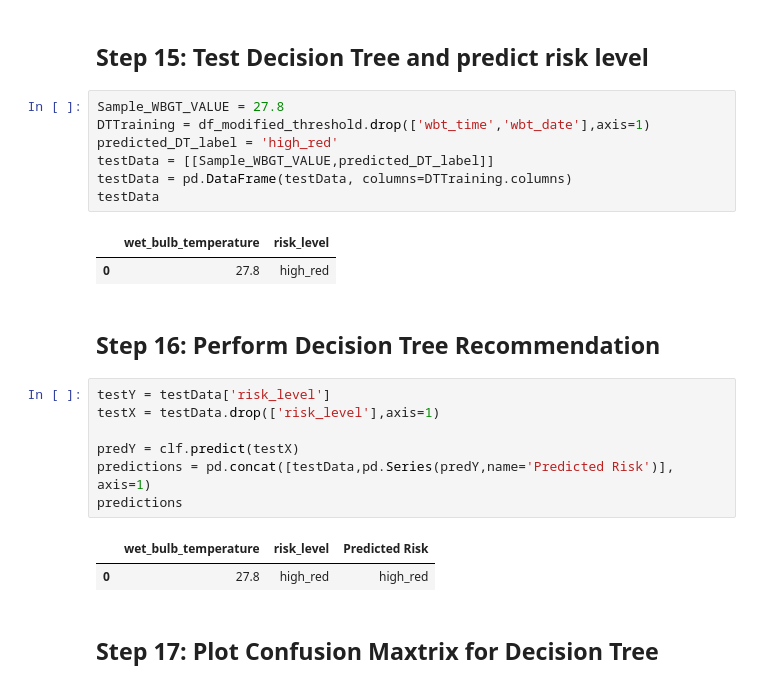
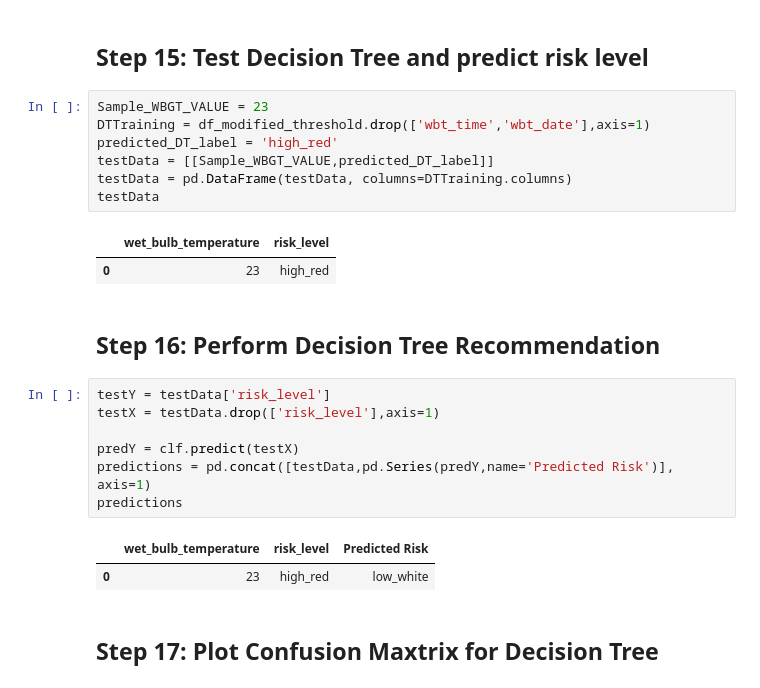
Before and after one commit to Bcwz/Capstone_Wearable_IoT, a Jupyter notebook: Machine_Learning/training_model.ipynb, the cells around one changed output. Cells and saved outputs as stored; diff of their text form.

```diff
--- a/Machine_Learning/training_model.ipynb
+++ b/Machine_Learning/training_model.ipynb
@@ -450,15 +450,15 @@ tree.plot_tree(clf,feature_names=X.columns,class_names=str(Y),filled=True, impur
 # %% [markdown]
 ## Step 15: Test Decision Tree and predict risk level
 # %%
-Sample_WBGT_VALUE = 27.8
+Sample_WBGT_VALUE = 23
 DTTraining = df_modified_threshold.drop(['wbt_time','wbt_date'],axis=1)
 predicted_DT_label = 'high_red'
 testData = [[Sample_WBGT_VALUE,predicted_DT_label]]
 testData = pd.DataFrame(testData, columns=DTTraining.columns)
 testData
 # %% [output]
 |  | wet_bulb_temperature | risk_level |
-| 0 | 27.8 | high_red |
+| 0 | 23 | high_red |
 # %% [markdown]
 ## Step 16: Perform Decision Tree Recommendation
 # %%
@@ -470,7 +470,7 @@ predictions = pd.concat([testData,pd.Series(predY,name='Predicted Risk')], axis=
 predictions
 # %% [output]
 |  | wet_bulb_temperature | risk_level | Predicted Risk |
-| 0 | 27.8 | high_red | high_red |
+| 0 | 23 | high_red | low_white |
 # %% [markdown]
 ## Step 17: Plot Confusion Maxtrix for Decision Tree
 # %%
```
Also changed, not shown: parts of 1 cell of this notebook, 2 other files.
